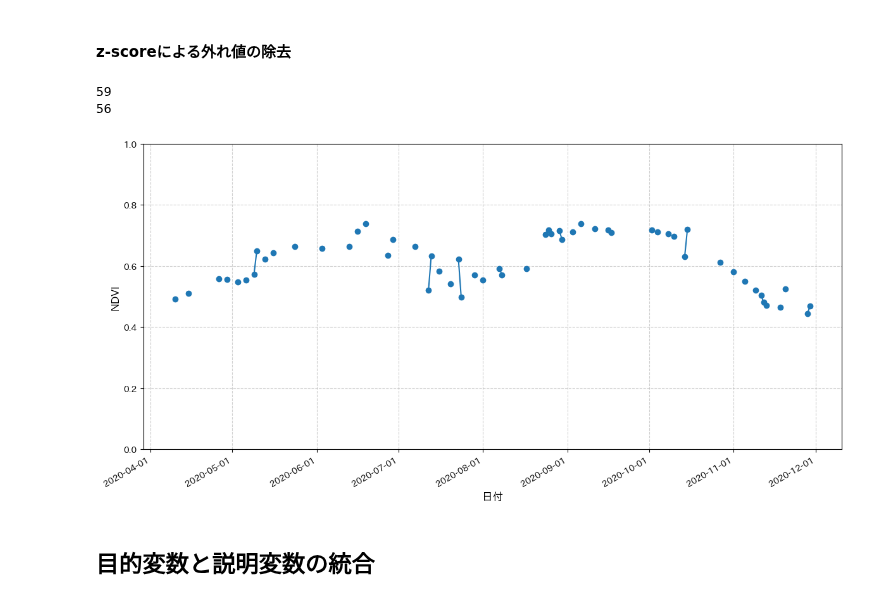
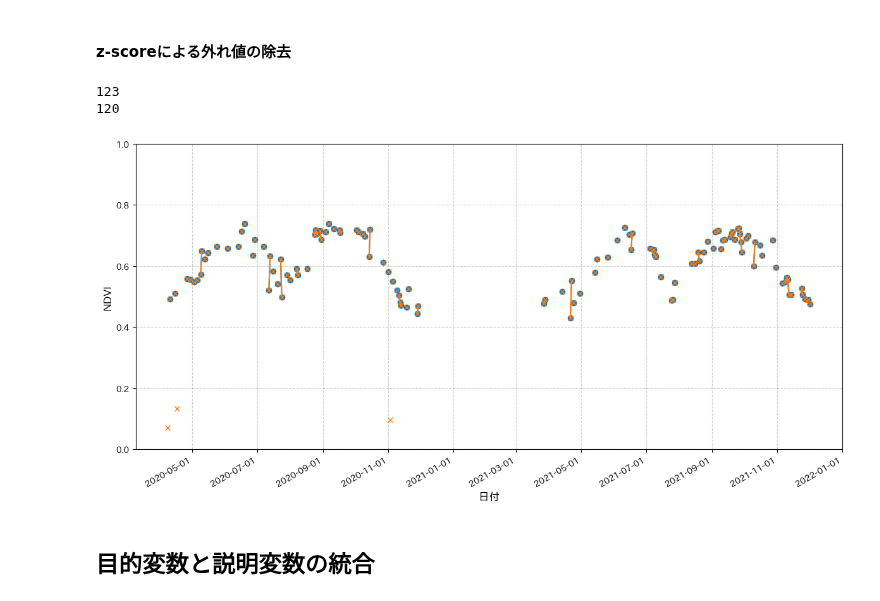
Before and after one commit to ShotaSasaki-HU/ASTRO-CAMP-2025, a Jupyter notebook: sarimax.ipynb, the cells around one changed output. Drawn from its saved outputs; the diff is of its cells as text; code cells hidden in the pictures.

```diff
--- a/sarimax.ipynb
+++ b/sarimax.ipynb
@@ -319,21 +319,23 @@ def load_paddy_mask(paddy_path):
 
 # クリップされた福建省の画像から二期作の水田のNDVIを計算
 # mean_ndvi: 画像内での平均
-def get_mean_ndvi_from_fujian_subset(parent_path, paddy_data, paddy_transform, paddy_crs):
+def get_vegetation_index_from_fujian_subset(parent_path, paddy_data, paddy_transform, paddy_crs):
     img_path = parent_path / "composite.tif"
     udm2_path = parent_path / "composite_udm2.tif"
 
     with rasterio.open(img_path) as src:
         profile = src.profile # 水田マスク作成に使用
-        red, nir = src.read([3, 4], out_dtype="float32")
+        blue, green, red, nir = src.read([1, 2, 3, 4], out_dtype="float32")
 
-    # NDVIを計算
+    # NDVIとEVIを計算
     ndvi = (nir - red) / (nir + red + 1e-6) # 0除算対策あり
+    evi = 2.5 * ((nir - red) / (nir + (6 * red) - (7.5 * blue) + 1)) # 0除算対策なし
 
     # 雲マスク
     with rasterio.open(udm2_path) as udm2:
         clear_mask = udm2.read(1) # 真偽値
-    ndvi = np.ma.masked_where(clear_mask != 1, ndvi)
+    ndvi = np.ma.masked_where(clear_mask != 1, ndvi) # マスク適用
+    evi = np.ma.masked_where(clear_mask != 1, evi) # マスク適用
 
     # 水田マスク
     reprojected_mask = np.empty((profile["height"], profile["width"]), dtype=np.float32) # 衛星画像と同じサイズの配列を用意
@@ -345,12 +347,13 @@ def get_mean_ndvi_from_fujian_subset(parent_path, paddy_data, paddy_transform, p
         dst_transform=profile["transform"],
         dst_crs=profile["crs"],
         dst_resolution=(profile["transform"][0], -profile["transform"][4]),
-        resampling=Resampling.nearest, # マスクなので最近傍補間
+        resampling=Resampling.nearest, # 最近傍補間
     )
     # マスク適用（1が二期作の水田・0が非水田）
     ndvi = np.ma.masked_where(reprojected_mask != 1, ndvi)
+    evi = np.ma.masked_where(reprojected_mask != 1, evi)
 
-    return np.nanmean(ndvi)
+    return np.nanmean(ndvi), np.nanmean(evi)
 
 root_directory_path = "/content/drive/MyDrive/アストロキャンプ/planet"
 root_path = Path(root_directory_path) # Pathオブジェクトを作成
@@ -366,16 +369,18 @@ paddy_path = (
 paddy_data, paddy_transform, paddy_crs = load_paddy_mask(paddy_path)
 
 ndvi_dict = {}
+evi_dict = {}
 for tiff_path in tqdm(tiff_files, desc="Processing NDVI"):
     folder_name = tiff_path.parent.name # 親フォルダの名前を取得
     date_string = folder_name.split('_')[0] # フォルダ名の日付部分を取得
     date_dt = dt.datetime.strptime(date_string, '%Y%m%d').date() # 日付文字列をdatetimeオブジェクトに変換
-    ndvi_dict[date_dt] = get_mean_ndvi_from_fujian_subset(tiff_path.parent, paddy_data, paddy_transform, paddy_crs)
+    ndvi_dict[date_dt], evi_dict[date_dt] = get_vegetation_index_from_fujian_subset(tiff_path.parent, paddy_data, paddy_transform, paddy_crs)
 
-df_ndvi = pd.DataFrame({
+df_vi = pd.DataFrame({
     "date": pd.date_range(start="2020-01-01", end="2024-12-31", freq="D")
 })
-df_ndvi['ndvi'] = df_ndvi['date'].map(ndvi_dict)
+df_vi['ndvi'] = df_vi['date'].map(ndvi_dict)
+df_vi['evi'] = df_vi['date'].map(evi_dict)
 
-df_ndvi
+df_vi
 # %% [output]
@@ -396,7 +389,7 @@ df_ndvi
 #### z-scoreによる外れ値の除去
 # %%
 df = df_ndvi.copy()
-df = df.iloc[0:366]
+# df = df.iloc[0:366]
 
 threshold = 2.0  # Zスコアの閾値
 
@@ -410,37 +403,37 @@ outliers = z_scores.abs() > threshold
 df['ndvi_cleaned'] = df['ndvi'].copy()
 df.loc[outliers, 'ndvi_cleaned'] = np.nan
 
 print(df['ndvi'].count())
 print(df['ndvi_cleaned'].count())
 
 # 2. グラフの作成
 fig, ax = plt.subplots(figsize=(12, 6))
 
 # 3. datetimeオブジェクトをX軸、nanmeansをY軸としてプロット
-#ax.plot(df['date'], df['ndvi'], marker='o', linestyle='-')
 ax.plot(df['date'], df['ndvi_cleaned'], marker='o', linestyle='-')
+ax.plot(df['date'], df['ndvi'], marker='x', linestyle='-')
 
 # 4. グラフの装飾
 # ax.set_title('NDVIの時系列変化', fontsize=16)
 ax.set_xlabel('日付', fontsize=12)
 ax.set_ylabel('NDVI', fontsize=12)
 ax.grid(True, linestyle='--', alpha=0.6)
 
 # 5. X軸の日付フォーマットを見やすく設定
 # 月と日を表示するフォーマッタ
 ax.xaxis.set_major_formatter(mdates.DateFormatter('%Y-%m-%d'))
 # ラベルが重ならないように自動で回転
 fig.autofmt_xdate()
 
 # Y軸の範囲をNDVIの典型的な値に設定（任意）
 ax.set_ylim(0, 1)
 
 plt.tight_layout()
 plt.show()
 # %% [output]
-59
-56
+123
+120
-[figure, old version]
+[figure, new version]
 # %% [markdown]
 ## 目的変数と説明変数の統合
 # %%
```
Also changed, not shown: parts of 1 cell of this notebook.
